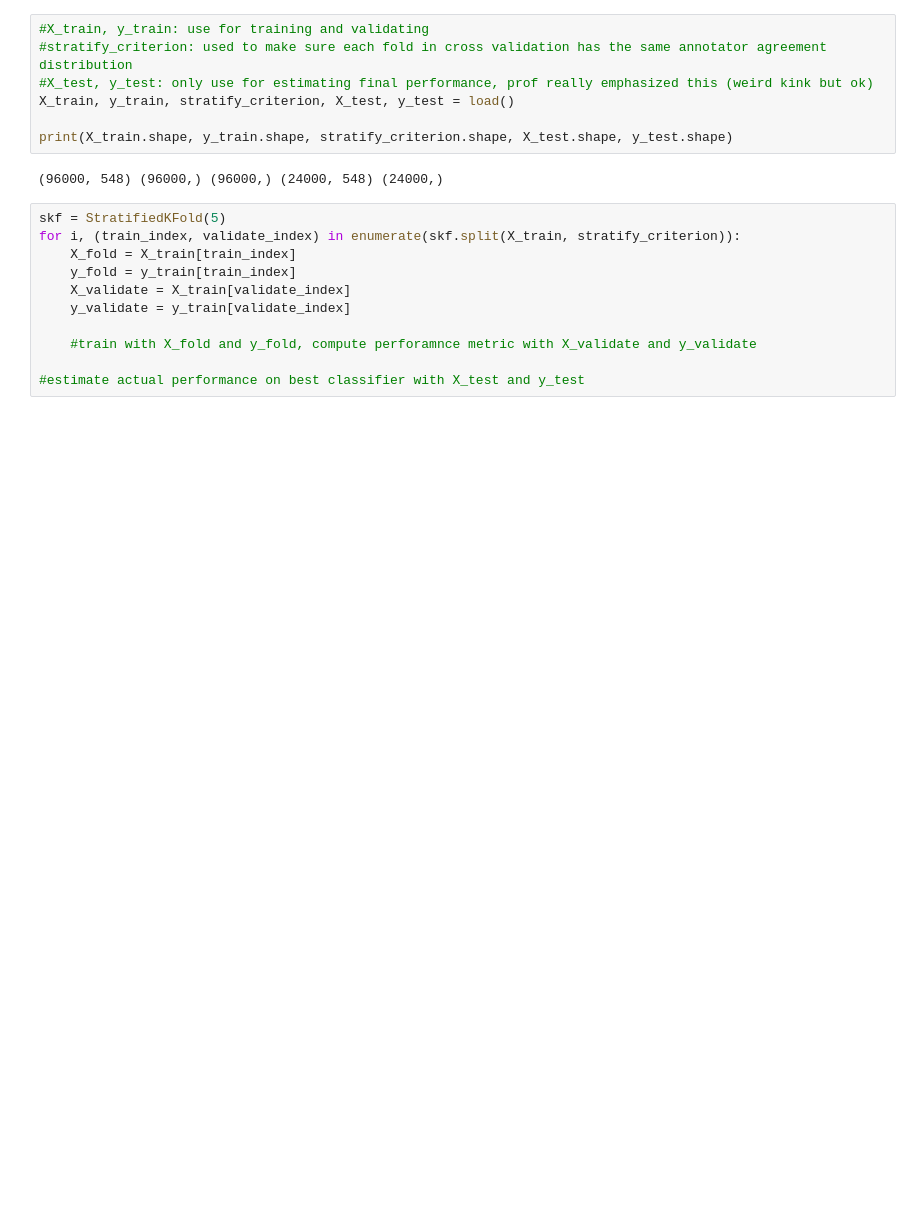
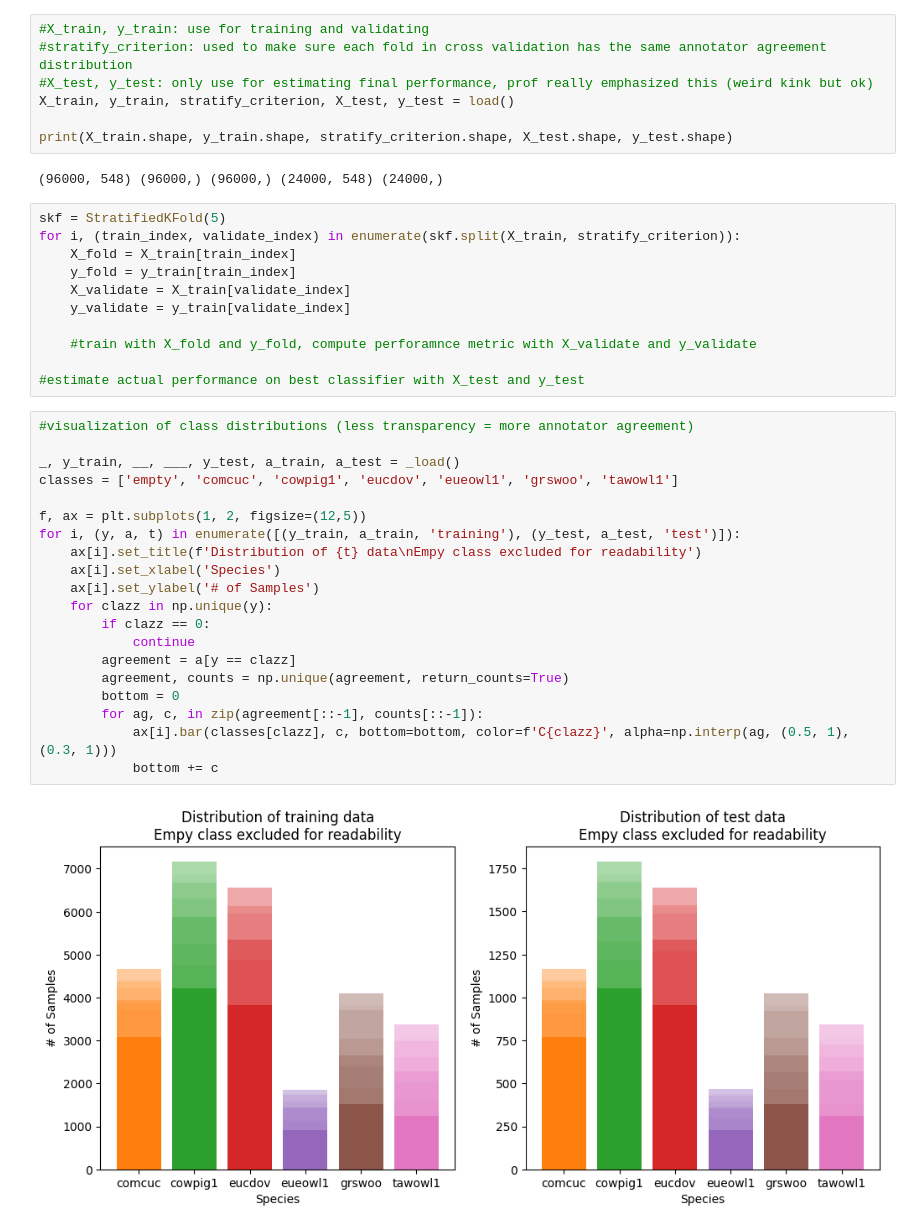
Before and after one commit to RedPill69/BirdTask, a Jupyter notebook: task02/data_loader_blueprint.ipynb, the cells around one changed output. Cells and saved outputs as stored; diff of their text form; blank space fills up the shorter version.

Commit message:
added basic nn experiments + distribution visualization

```diff
--- a/task02/data_loader_blueprint.ipynb
+++ b/task02/data_loader_blueprint.ipynb
@@ -22,3 +23,25 @@ for i, (train_index, validate_index) in enumerate(skf.split(X_train, stratify_cr
     #train with X_fold and y_fold, compute perforamnce metric with X_validate and y_validate
 
 #estimate actual performance on best classifier with X_test and y_test
+# %%
+#visualization of class distributions (less transparency = more annotator agreement)
+
+_, y_train, __, ___, y_test, a_train, a_test = _load()
+classes = ['empty', 'comcuc', 'cowpig1', 'eucdov', 'eueowl1', 'grswoo', 'tawowl1']
+
+f, ax = plt.subplots(1, 2, figsize=(12,5))
+for i, (y, a, t) in enumerate([(y_train, a_train, 'training'), (y_test, a_test, 'test')]):
+    ax[i].set_title(f'Distribution of {t} data\nEmpy class excluded for readability')
+    ax[i].set_xlabel('Species')
+    ax[i].set_ylabel('# of Samples')
+    for clazz in np.unique(y):
+        if clazz == 0:
+            continue
+        agreement = a[y == clazz]
+        agreement, counts = np.unique(agreement, return_counts=True)
+        bottom = 0
+        for ag, c, in zip(agreement[::-1], counts[::-1]):
+            ax[i].bar(classes[clazz], c, bottom=bottom, color=f'C{clazz}', alpha=np.interp(ag, (0.5, 1), (0.3, 1)))
+            bottom += c
+# %% [output]
+[figure, added]
```
Also changed, not shown: parts of 1 cell of this notebook, 2 other files.
